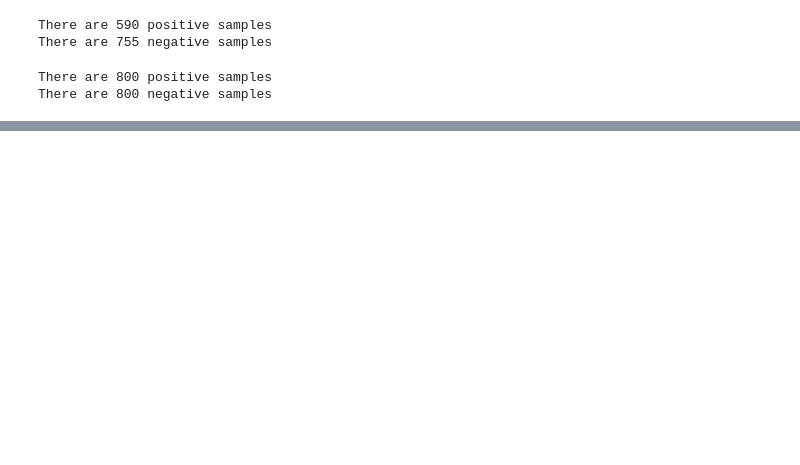
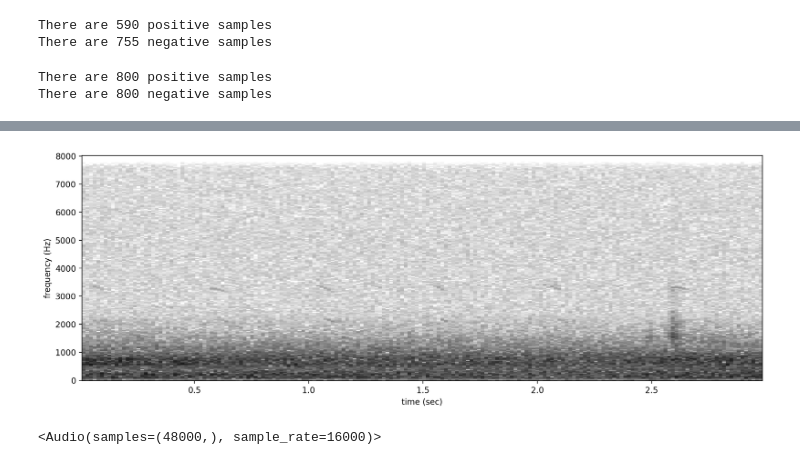
Before and after one commit to hurdg/PCA_Bioacoustics, a Jupyter notebook: OpenSS_pipeline.ipynb, the cells around one changed output, grey strips where cells are left out. Drawn from its saved outputs; the diff is of its cells as text; code cells hidden in the pictures; blank space fills up the shorter version.

```diff
--- a/OpenSS_pipeline.ipynb
+++ b/OpenSS_pipeline.ipynb
@@ -77,3 +141,14 @@ train_df, valid_df = sklearn.model_selection.train_test_split(meta_weto_balanced
+# %%
+from opensoundscape import Audio, Spectrogram
+
+path = train_df.index[10]
+audio_object = Audio.from_file(path)
+spectrogram_object = Spectrogram.from_audio(audio_object)
+spectrogram_object.plot()
+audio_object
+# %% [output]
+[figure, added]
+<Audio(samples=(48000,), sample_rate=16000)>
 # %%
 # Create a CNN object designed to recognize 3-second samples
 from opensoundscape import CNN
```
Also changed, not shown: parts of 13 cells of this notebook.
